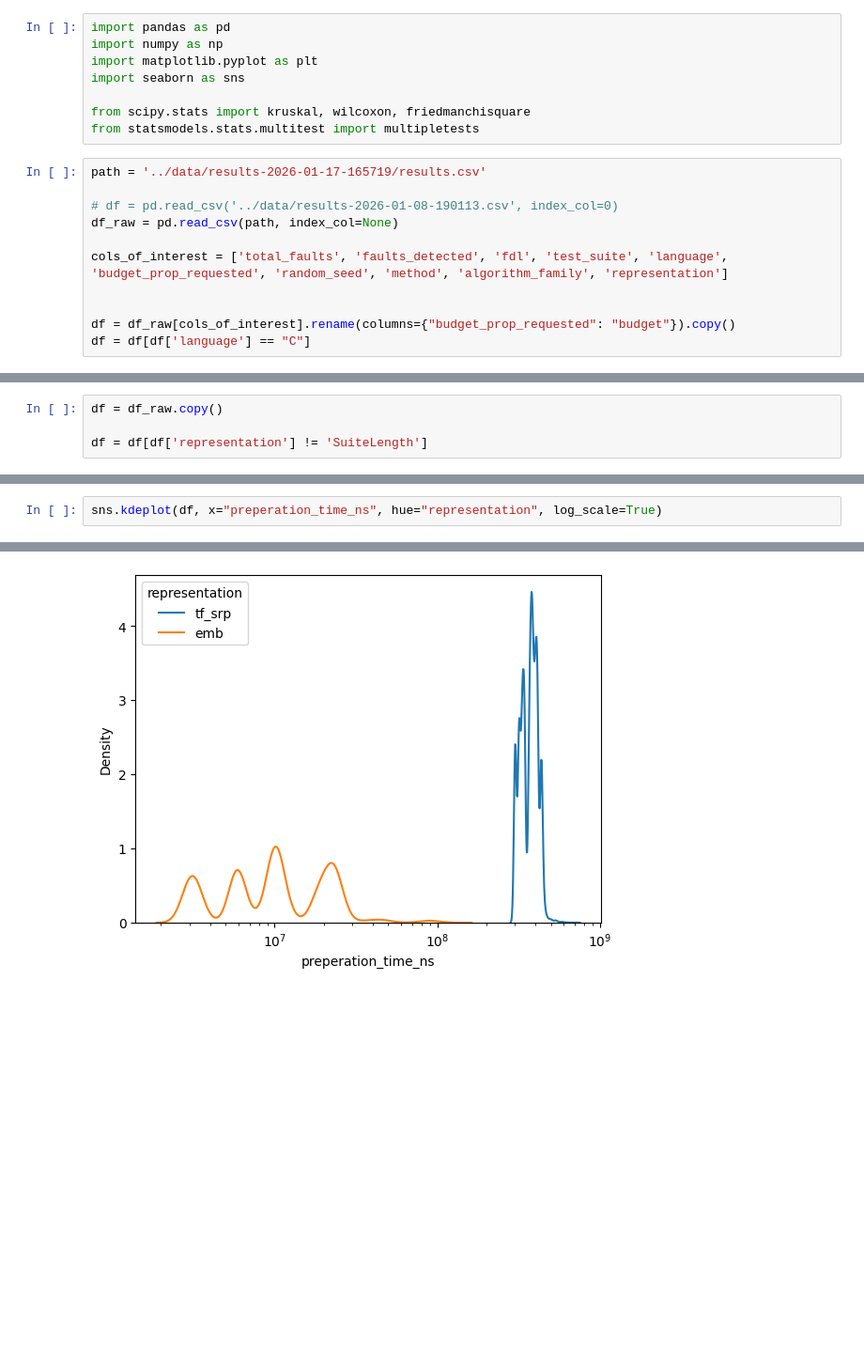
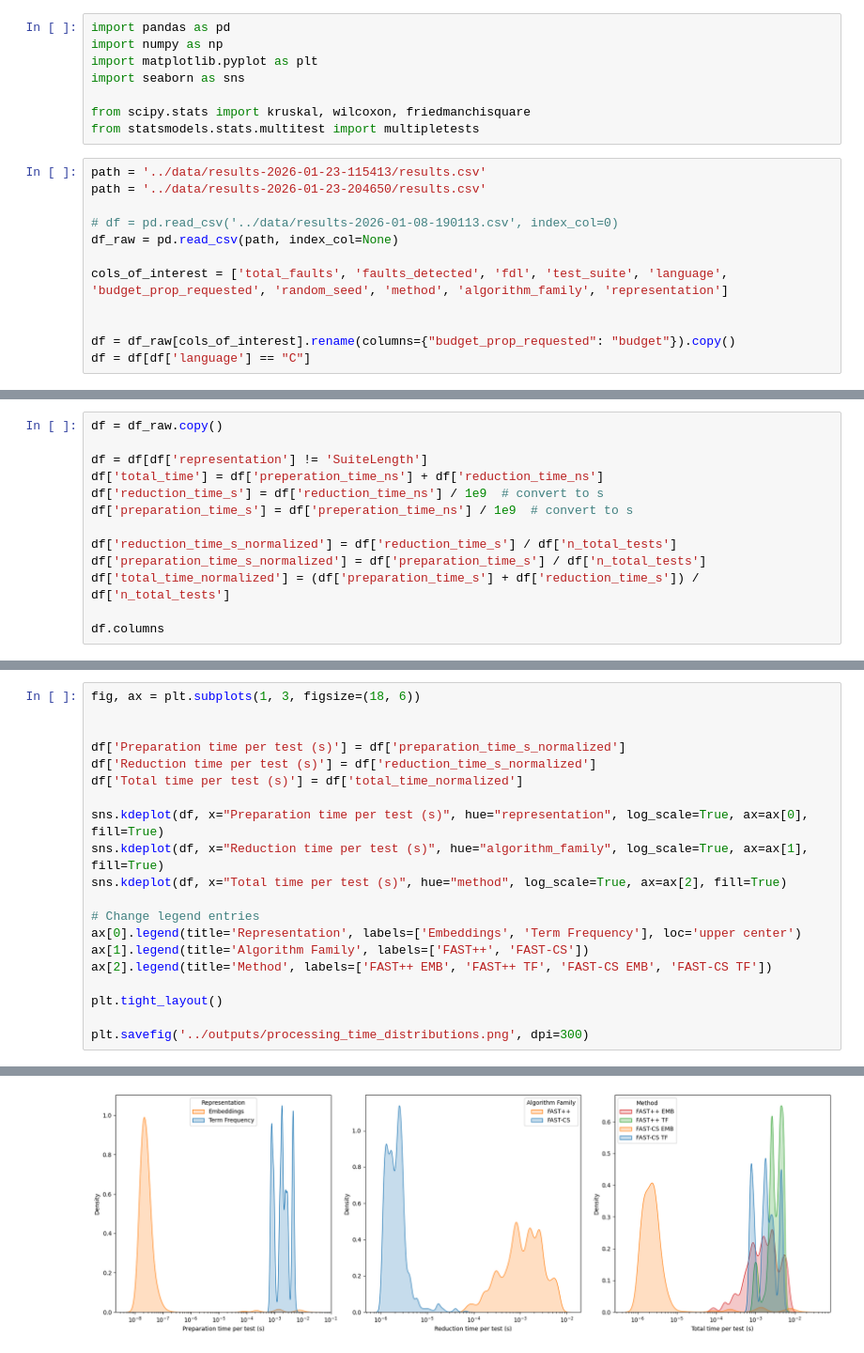
Before and after one commit to AlexWinther/fast-r-emb, a Jupyter notebook: notebooks/results_test.ipynb, the cells around one changed output, grey strips where cells are left out. Shown at 94% size. Saved outputs shown, nothing was run; the diff lists cells and outputs as text; blank space fills up the shorter version.

```diff
--- a/notebooks/results_test.ipynb
+++ b/notebooks/results_test.ipynb
@@ -7,7 +7,8 @@ import seaborn as sns
 from scipy.stats import kruskal, wilcoxon, friedmanchisquare
 from statsmodels.stats.multitest import multipletests
 # %%
-path = '../data/results-2026-01-17-165719/results.csv'
+path = '../data/results-2026-01-23-115413/results.csv'
+path = '../data/results-2026-01-23-204650/results.csv'
 
 # df = pd.read_csv('../data/results-2026-01-08-190113.csv', index_col=0)
 df_raw = pd.read_csv(path, index_col=None)
@@ -121,3 +122,12 @@ plt.show()
 df = df_raw.copy()
 
 df = df[df['representation'] != 'SuiteLength']
+df['total_time'] = df['preperation_time_ns'] + df['reduction_time_ns']
+df['reduction_time_s'] = df['reduction_time_ns'] / 1e9  # convert to s
+df['preparation_time_s'] = df['preperation_time_ns'] / 1e9  # convert to s
+
+df['reduction_time_s_normalized'] = df['reduction_time_s'] / df['n_total_tests']
+df['preparation_time_s_normalized'] = df['preparation_time_s'] / df['n_total_tests']
+df['total_time_normalized'] = (df['preparation_time_s'] + df['reduction_time_s']) / df['n_total_tests']
+
+df.columns
@@ -129,3 +149,21 @@ sns.kdeplot(df, x="reduction_time_ns", hue="algorithm_family", log_scale=True)
 # %%
-sns.kdeplot(df, x="preperation_time_ns", hue="representation", log_scale=True)
+fig, ax = plt.subplots(1, 3, figsize=(18, 6))
+
+
+df['Preparation time per test (s)'] = df['preparation_time_s_normalized']
+df['Reduction time per test (s)'] = df['reduction_time_s_normalized']
+df['Total time per test (s)'] = df['total_time_normalized']
+
+sns.kdeplot(df, x="Preparation time per test (s)", hue="representation", log_scale=True, ax=ax[0], fill=True)
+sns.kdeplot(df, x="Reduction time per test (s)", hue="algorithm_family", log_scale=True, ax=ax[1], fill=True)
+sns.kdeplot(df, x="Total time per test (s)", hue="method", log_scale=True, ax=ax[2], fill=True)
+
+# Change legend entries
+ax[0].legend(title='Representation', labels=['Embeddings', 'Term Frequency'], loc='upper center')
+ax[1].legend(title='Algorithm Family', labels=['FAST++', 'FAST-CS'])
+ax[2].legend(title='Method', labels=['FAST++ EMB', 'FAST++ TF', 'FAST-CS EMB', 'FAST-CS TF'])
+
+plt.tight_layout()
+
+plt.savefig('../outputs/processing_time_distributions.png', dpi=300)
 # %% [output]
@@ -133 +170 @@ sns.kdeplot(df, x="preperation_time_ns", hue="representation", log_scale=True)
-[figure, old version]
+[figure, new version]
```
Also changed, not shown: parts of 11 cells of this notebook, 8 other files.
